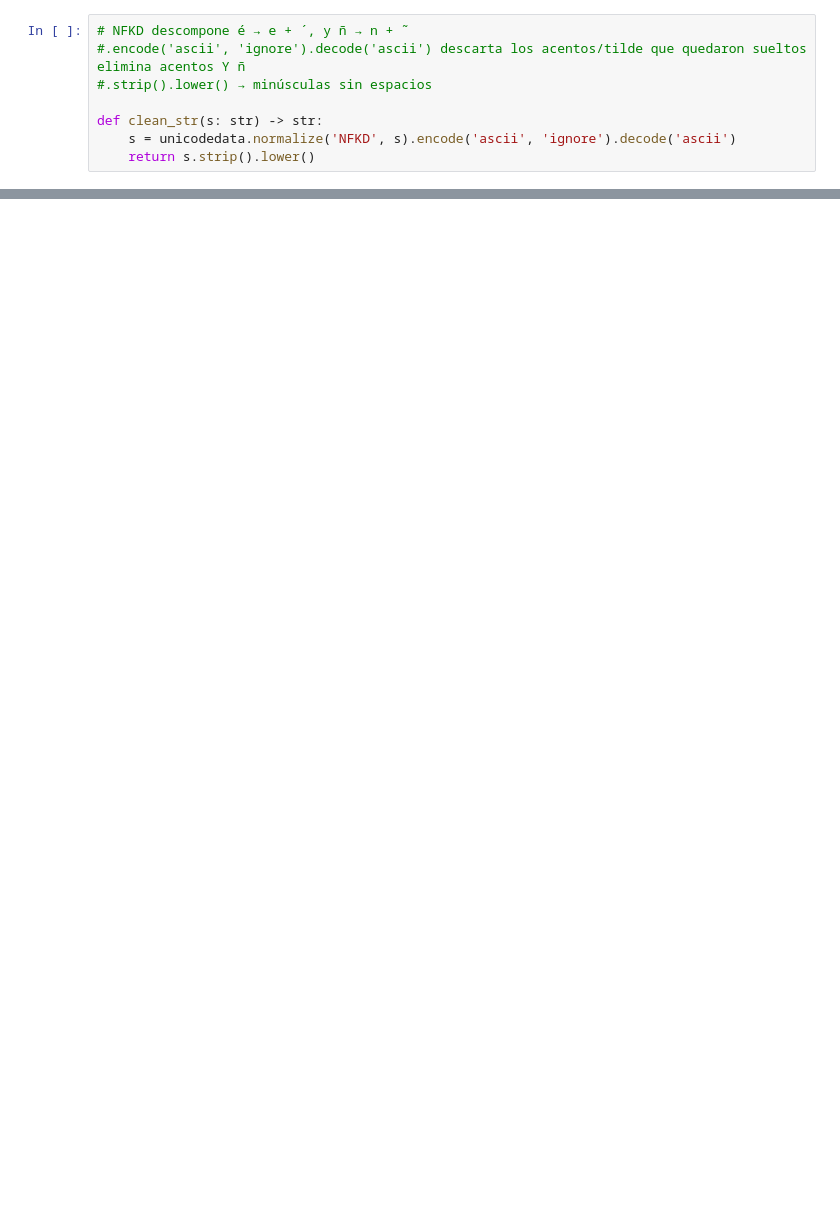
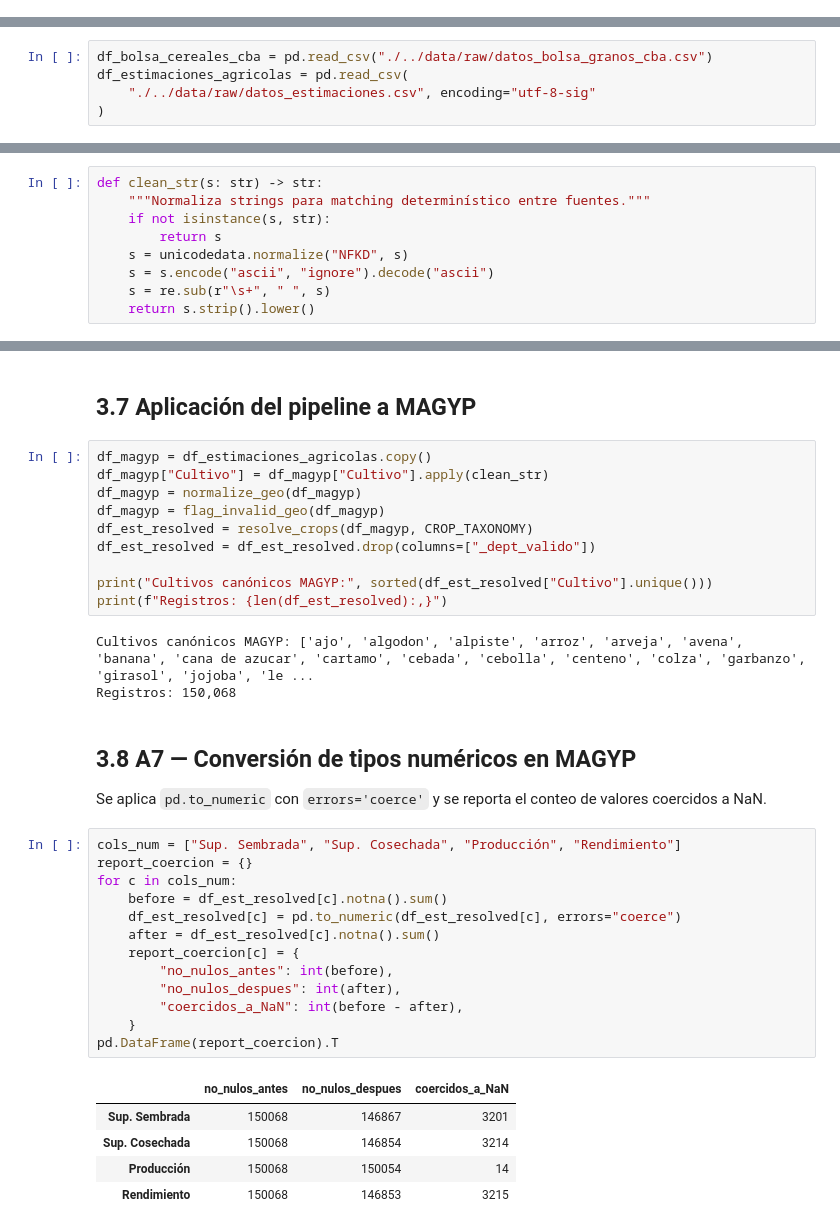
Before and after one commit to marcoeferro/SYNGAS-OPTIMIA-HV, a Jupyter notebook: notebooks/main.ipynb, the cells around one changed output, grey strips where cells are left out. Cells and saved outputs as stored; diff of their text form; blank space fills up the shorter version.

```diff
--- a/notebooks/main.ipynb
+++ b/notebooks/main.ipynb
@@ -264,8 +0,0 @@ CROP_TAXONOMY = {
-# %%
-# NFKD descompone é → e + ´, y ñ → n + ˜
-#.encode('ascii', 'ignore').decode('ascii') descarta los acentos/tilde que quedaron sueltos elimina acentos Y ñ
-#.strip().lower() → minúsculas sin espacios
-
-def clean_str(s: str) -> str:
-    s = unicodedata.normalize('NFKD', s).encode('ascii', 'ignore').decode('ascii')
-    return s.strip().lower()
@@ -1545,0 +38,5 @@ Passing `palette` without assigning `hue` is deprecated and will be removed in v
+# %%
+df_bolsa_cereales_cba = pd.read_csv("./../data/raw/datos_bolsa_granos_cba.csv")
+df_estimaciones_agricolas = pd.read_csv(
+    "./../data/raw/datos_estimaciones.csv", encoding="utf-8-sig"
+)
@@ -1545,0 +165,9 @@ Passing `palette` without assigning `hue` is deprecated and will be removed in v
+# %%
+def clean_str(s: str) -> str:
+    """Normaliza strings para matching determinístico entre fuentes."""
+    if not isinstance(s, str):
+        return s
+    s = unicodedata.normalize("NFKD", s)
+    s = s.encode("ascii", "ignore").decode("ascii")
+    s = re.sub(r"\s+", " ", s)
+    return s.strip().lower()
@@ -1545,0 +373,38 @@ Passing `palette` without assigning `hue` is deprecated and will be removed in v
+# %% [markdown]
+## 3.7 Aplicación del pipeline a MAGYP
+# %%
+df_magyp = df_estimaciones_agricolas.copy()
+df_magyp["Cultivo"] = df_magyp["Cultivo"].apply(clean_str)
+df_magyp = normalize_geo(df_magyp)
+df_magyp = flag_invalid_geo(df_magyp)
+df_est_resolved = resolve_crops(df_magyp, CROP_TAXONOMY)
+df_est_resolved = df_est_resolved.drop(columns=["_dept_valido"])
+
+print("Cultivos canónicos MAGYP:", sorted(df_est_resolved["Cultivo"].unique()))
+print(f"Registros: {len(df_est_resolved):,}")
+# %% [output]
+Cultivos canónicos MAGYP: ['ajo', 'algodon', 'alpiste', 'arroz', 'arveja', 'avena', 'banana', 'cana de azucar', 'cartamo', 'cebada', 'cebolla', 'centeno', 'colza', 'garbanzo', 'girasol', 'jojoba', 'le ...
+Registros: 150,068
+# %% [markdown]
+## 3.8 A7 — Conversión de tipos numéricos en MAGYP
+
+Se aplica `pd.to_numeric` con `errors='coerce'` y se reporta el conteo de valores coercidos a NaN.
+# %%
+cols_num = ["Sup. Sembrada", "Sup. Cosechada", "Producción", "Rendimiento"]
+report_coercion = {}
+for c in cols_num:
+    before = df_est_resolved[c].notna().sum()
+    df_est_resolved[c] = pd.to_numeric(df_est_resolved[c], errors="coerce")
+    after = df_est_resolved[c].notna().sum()
+    report_coercion[c] = {
+        "no_nulos_antes": int(before),
+        "no_nulos_despues": int(after),
+        "coercidos_a_NaN": int(before - after),
+    }
+pd.DataFrame(report_coercion).T
+# %% [output]
+|  | no_nulos_antes | no_nulos_despues | coercidos_a_NaN |
+| Sup. Sembrada | 150068 | 146867 | 3201 |
+| Sup. Cosechada | 150068 | 146854 | 3214 |
+| Producción | 150068 | 150054 | 14 |
+| Rendimiento | 150068 | 146853 | 3215 |
```
Also changed, not shown: parts of 183 cells of this notebook, 1 other file.
